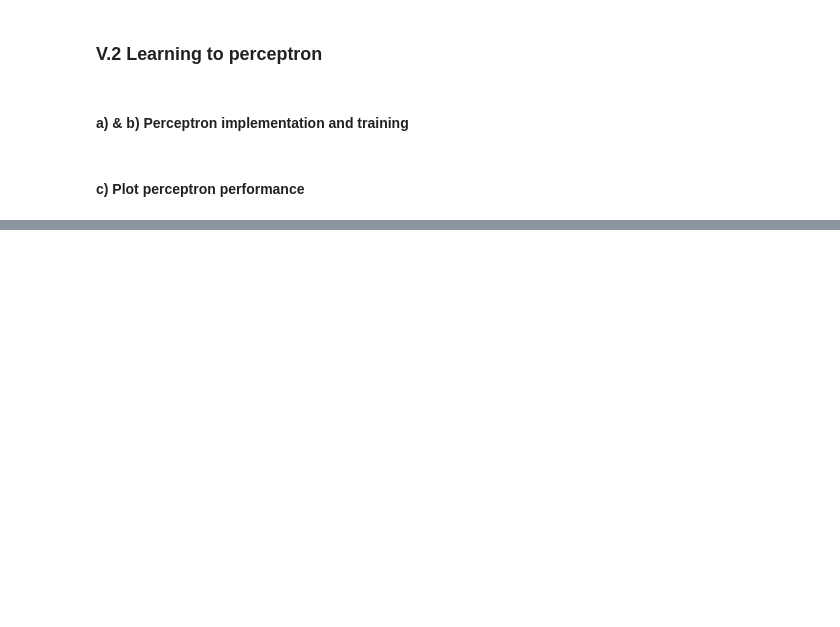
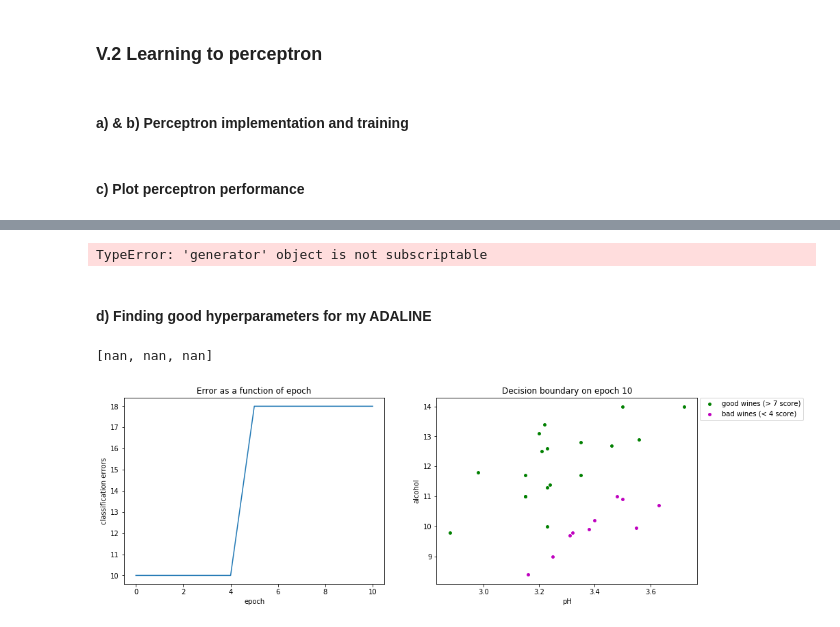
Before and after one commit to ThomasH88/ft_sommelier, a Jupyter notebook: ft_sommelier.ipynb, the cells around one changed output, grey strips where cells are left out. Cells and saved outputs as stored; diff of their text form; code cells hidden in the pictures; blank space fills up the shorter version.

```diff
--- a/ft_sommelier.ipynb
+++ b/ft_sommelier.ipynb
@@ -178,0 +313,16 @@ plot_perceptron_performance(red_wine_df, info, 7, 4)
+# %%
+next(generator[0])
+# %% [output]
+TypeError: 'generator' object is not subscriptable
+# %% [markdown]
+#### d) Finding good hyperparameters for my ADALINE
+# %%
+random.seed(1998)
+good_threshold = 7
+bad_threshold = 4
+my_adaline = Adaline()
+perf = my_adaline.train(red_wine_df, l_rate=0.3, good_nb=good_threshold, bad_nb=bad_threshold)
+plot_perceptron_performance(red_wine_df, perf, good_threshold, bad_threshold)
+# %% [output]
+[nan, nan, nan]
+[figure, added]
```
Also changed, not shown: parts of 26 cells of this notebook, 1 other file.
